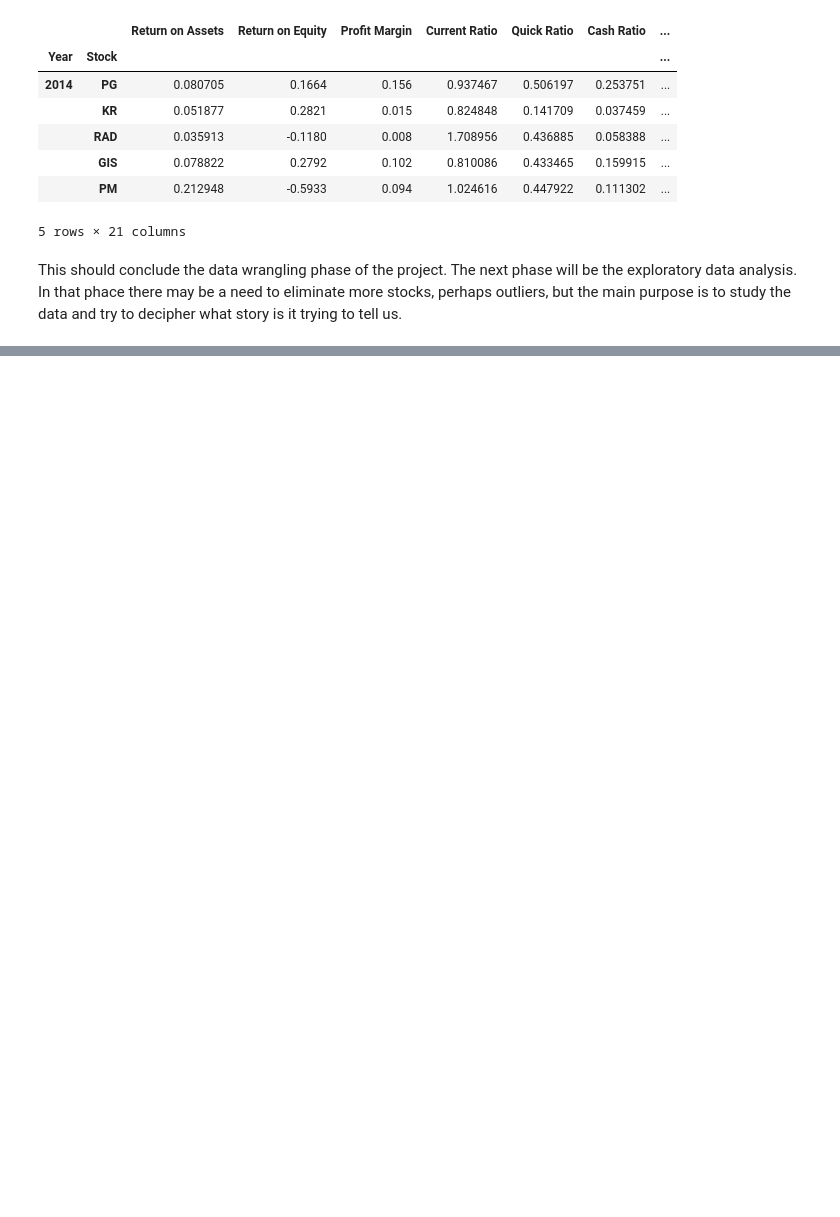
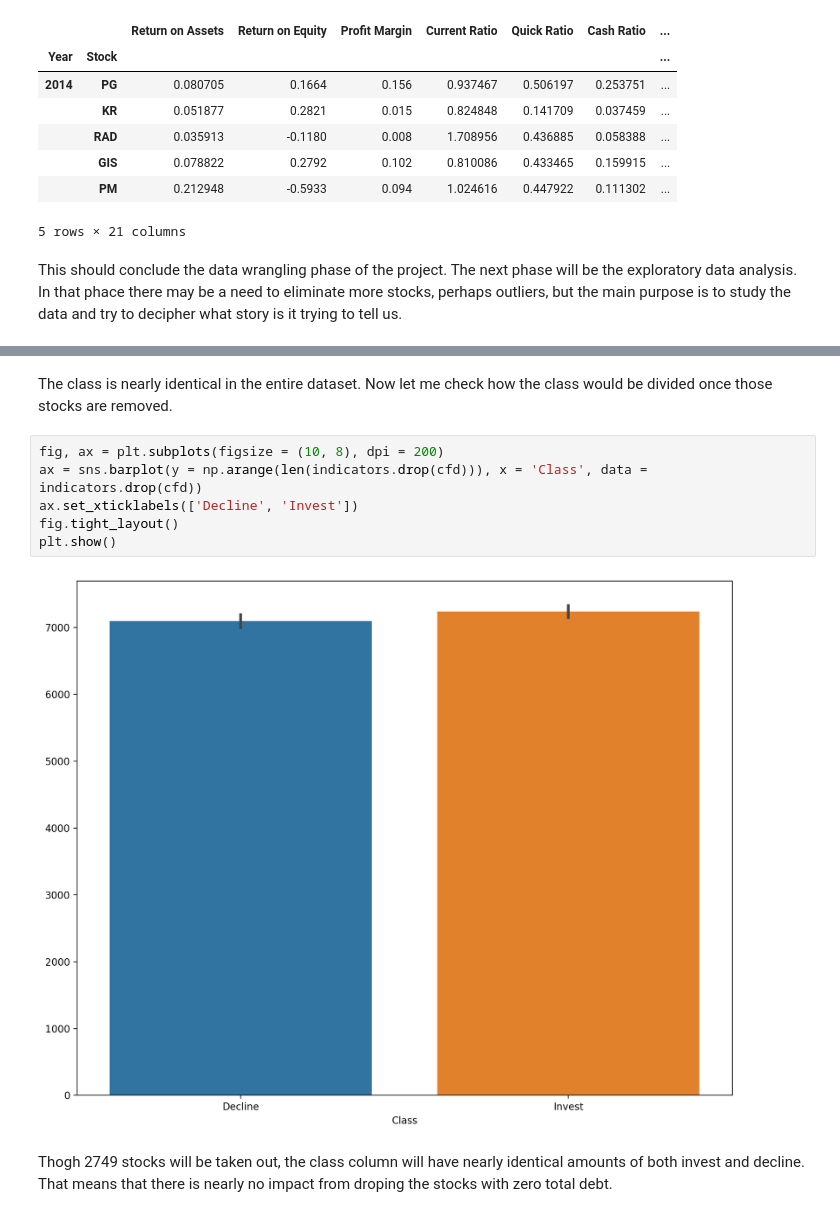
Before and after one commit to leonardo-lealfilho/Springboard, a Jupyter notebook: Capstone Project/Capstone Project.ipynb, the cells around one changed output, grey strips where cells are left out. Cells and saved outputs as stored; diff of their text form; blank space fills up the shorter version.

```diff
--- a/Capstone Project/Capstone Project.ipynb
+++ b/Capstone Project/Capstone Project.ipynb
@@ -1207,0 +1532,12 @@ This should conclude the data wrangling phase of the project.  The next phase wi
+# %% [markdown]
+The class is nearly identical in the entire dataset.  Now let me check how the class would be divided once those stocks are removed.
+# %%
+fig, ax = plt.subplots(figsize = (10, 8), dpi = 200)
+ax = sns.barplot(y = np.arange(len(indicators.drop(cfd))), x = 'Class', data = indicators.drop(cfd))
+ax.set_xticklabels(['Decline', 'Invest'])
+fig.tight_layout()
+plt.show()
+# %% [output]
+[figure, added]
+# %% [markdown]
+Thogh 2749 stocks will be taken out, the class column will have nearly identical amounts of both invest and decline.  That means that there is nearly no impact from droping the stocks with zero total debt.
```
Also changed, not shown: parts of 137 cells of this notebook.
